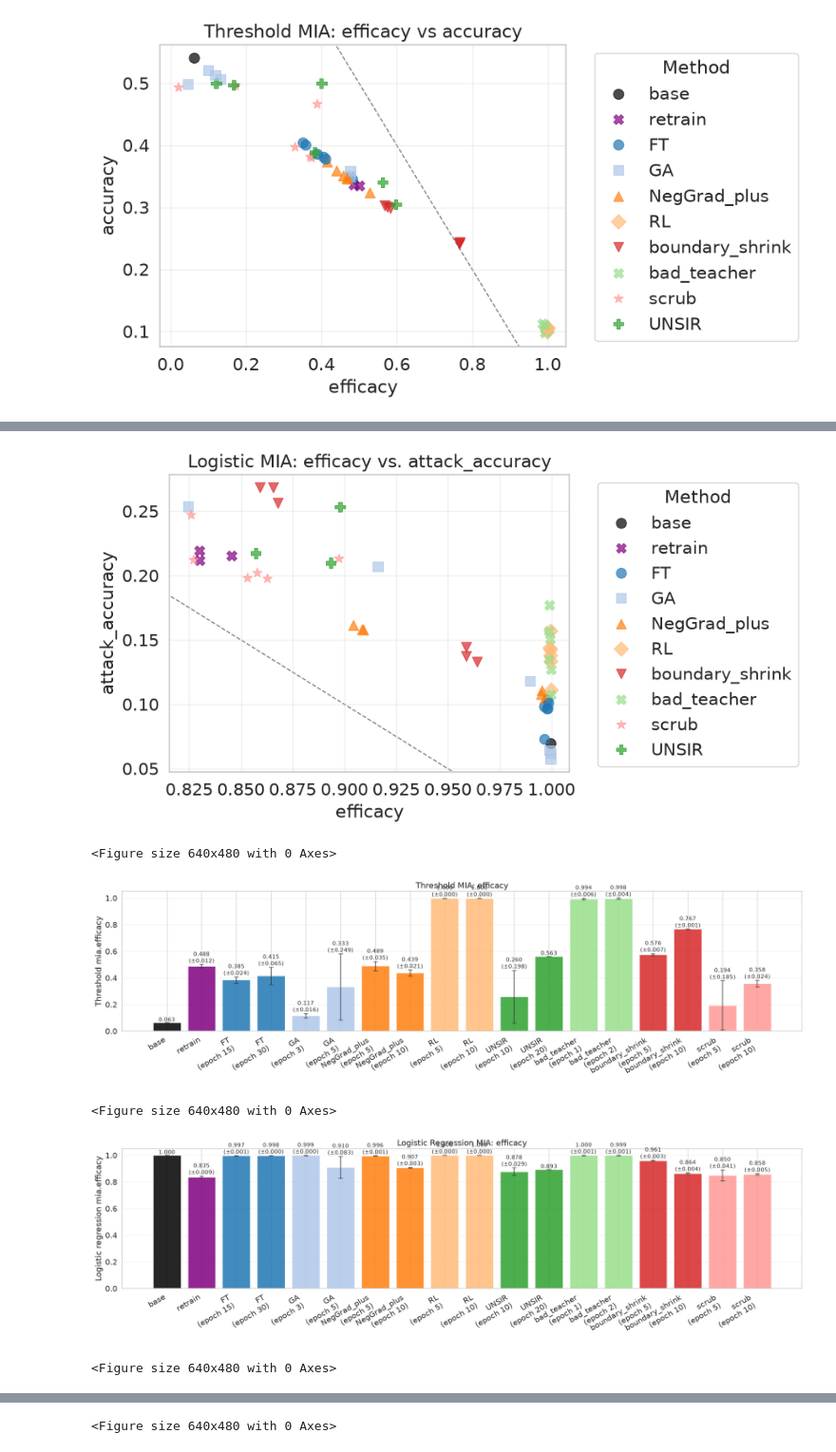
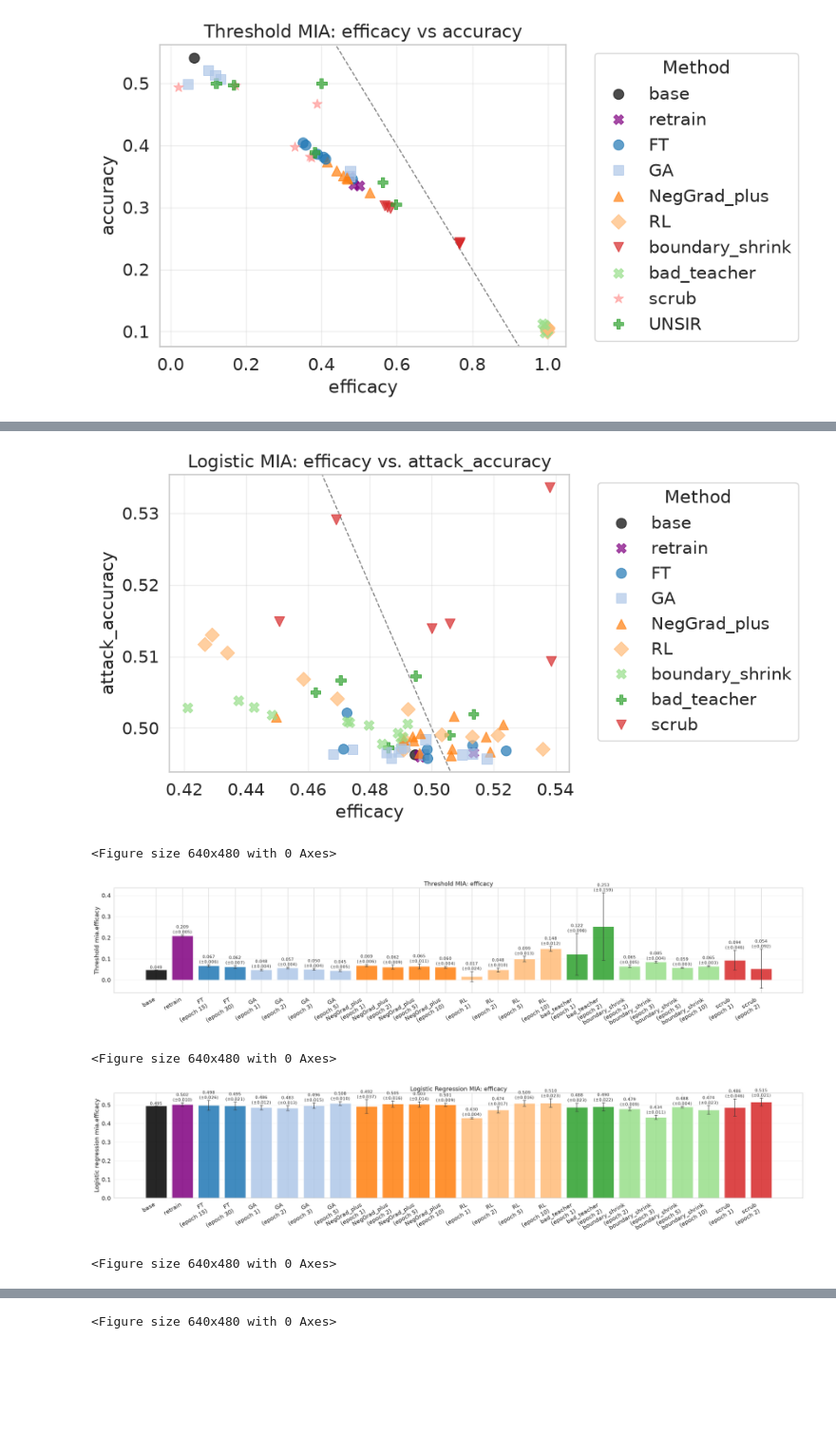
Before and after one commit to probabilistic-adaptation/verifying_unlearning_2026, a Jupyter notebook: visualize_results.ipynb, the cells around one changed output, grey strips where cells are left out. Shown at 95% size. Cells and saved outputs as stored; diff of their text form; code cells hidden in the pictures; blank space fills up the shorter version.

```diff
--- a/visualize_results.ipynb
+++ b/visualize_results.ipynb
@@ -557,7 +557,7 @@ results_scatterplot(
 # %%
 # mean +-std for each method (8 crossses)
 
-results = gather_results("results/seed_4", base=True, retrain=True)
+results = gather_results("results/seed_5", base=True, retrain=True)
 
 def MIA_plot(x, y, grouped = True, line = 0):
 
@@ -629,6 +629,6 @@ MIA_plot("efficacy", "attack_accuracy", grouped = False, line = -1)
-[figure, old version]
+[figure, new version]
 <Figure size 640x480 with 0 Axes>
-[figure, old version]
+[figure, new version]
 <Figure size 640x480 with 0 Axes>
-[figure, old version]
+[figure, new version]
 <Figure size 640x480 with 0 Axes>
```
Also changed, not shown: parts of 4 cells of this notebook, 1 other file.
